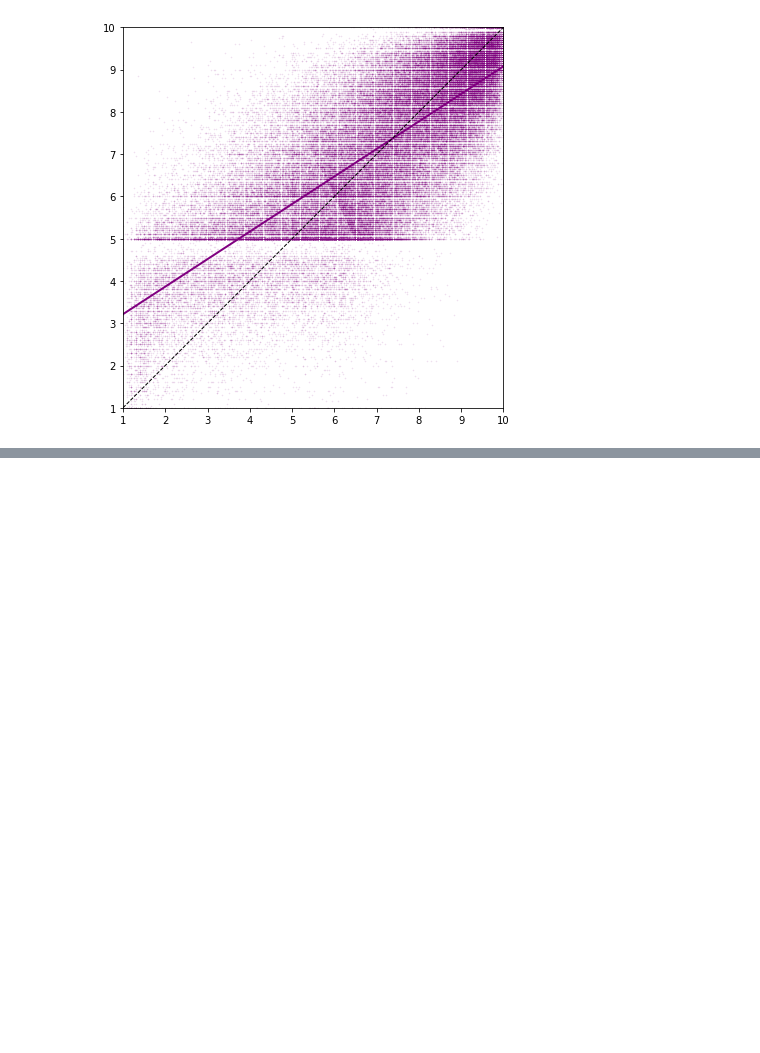
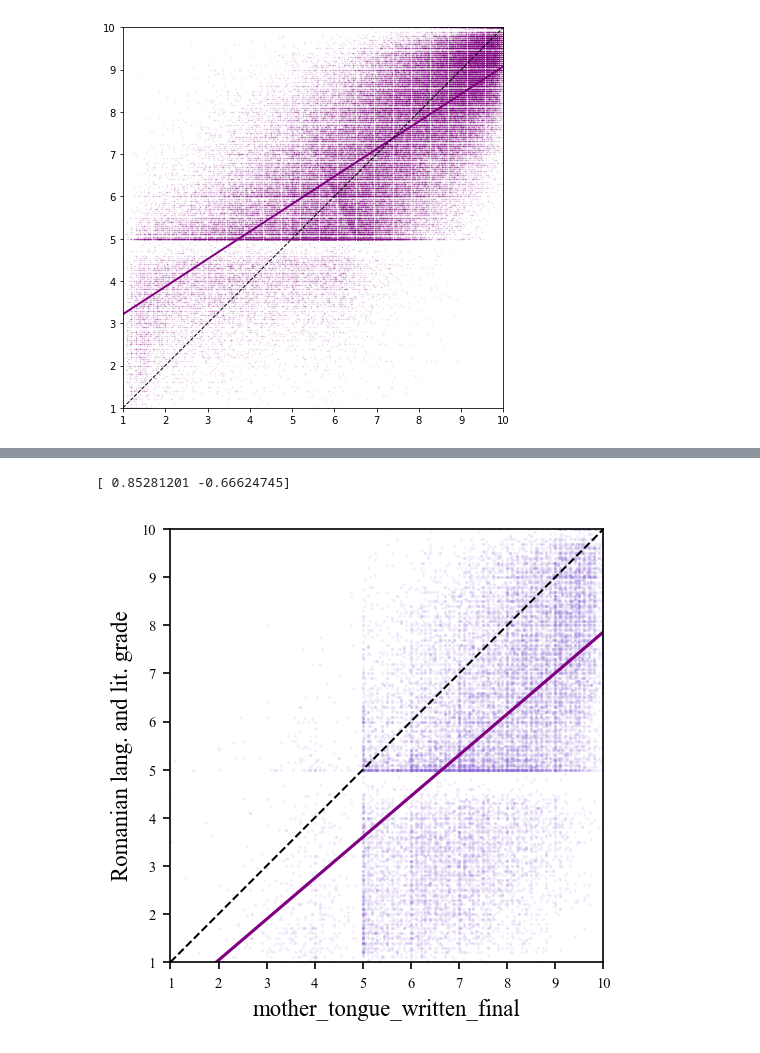
Before and after one commit to alparius/bac-stat, a Jupyter notebook: src/exp3_linear_reg.ipynb, the cells around one changed output, grey strips where cells are left out. Drawn from its saved outputs; the diff is of its cells as text; code cells hidden in the pictures; blank space fills up the shorter version.

```diff
--- a/src/exp3_linear_reg.ipynb
+++ b/src/exp3_linear_reg.ipynb
@@ -228,0 +233,49 @@ with plt.rc_context(bundles.neurips2021(usetex=False, family='serif')):
+# %%
+# Let's plot the minorities' Romanian grades vs their mother tongue lang. and lit. exam grade.
+# Predict the Romanian grade from that average.
+
+
+# remove invalid rows from the 2019 data (grade cell contains "DISQUALIFIED" etc. strings)
+results_2019_2 = results_2019[results_2019[['romanian_written_final', 'mother_tongue_written_final']].applymap(lambda x: np.isreal(x) or x == '').all(1)]
+
+# combine the three years
+results_all = pd.concat([results_2019_2, results_2020, results_2021], ignore_index=True, sort=False)
+
+results_all.replace('', np.nan, inplace=True)
+
+# Separate the minorities. Create column for average.
+romanian_plus_results = results_all[(results_all['mother_tongue'] != '') & (results_all['romanian_written_final'] >= 1) & (results_all['mother_tongue_written_final'] >= 1)]
+
+dot_size_minority = 30
+dot_size_ro = dot_size_minority * len(romanian_plus_results)
+
+x_minority = romanian_plus_results['mother_tongue_written_final']
+y_minority = romanian_plus_results['romanian_written_final']
+
+linear_line_minority = np.polyfit(x_minority, y_minority, 1)
+print(linear_line_minority)
+end_points_x = [1, 10]
+end_points_y = [linear_line_minority[0] * x + linear_line_minority[1] for x in end_points_x]
+
+
+with plt.rc_context(bundles.neurips2021(usetex=False, family='serif')):
+    fig, ax = plt.subplots(dpi=150)
+
+    ax.scatter(x_minority, y_minority, marker='.', alpha=0.1, color='mediumpurple', s=1)
+    #ax.hexbin(x_minority, y_minority, gridsize=36, bins='log', cmap='Purples')
+    #  marker='.', alpha=0.25, color='mediumpurple', s=3)
+
+    plt.gca().set_aspect('equal', adjustable='box')
+    ax.set_xlim(1, 10)
+    ax.set_ylim(1, 10)
+    ax.plot(end_points_x, end_points_y, linewidth = 1.5, color='purple')
+    ax.plot(end_points_x, end_points_x, '--', linewidth = 1, color='black')
+
+    ax.set_xlabel("mother_tongue_written_final", fontsize=11)
+    ax.set_ylabel("Romanian lang. and lit. grade", fontsize=11)
+
+    plt.show()
+    fig.savefig('../doc/plots/exp3_linear_reg_minorities.png', bbox_inches='tight')
+# %% [output]
+[ 0.85281201 -0.66624745]
+[figure, added]
```
Also changed, not shown: parts of 3 cells of this notebook, 5 other files.
